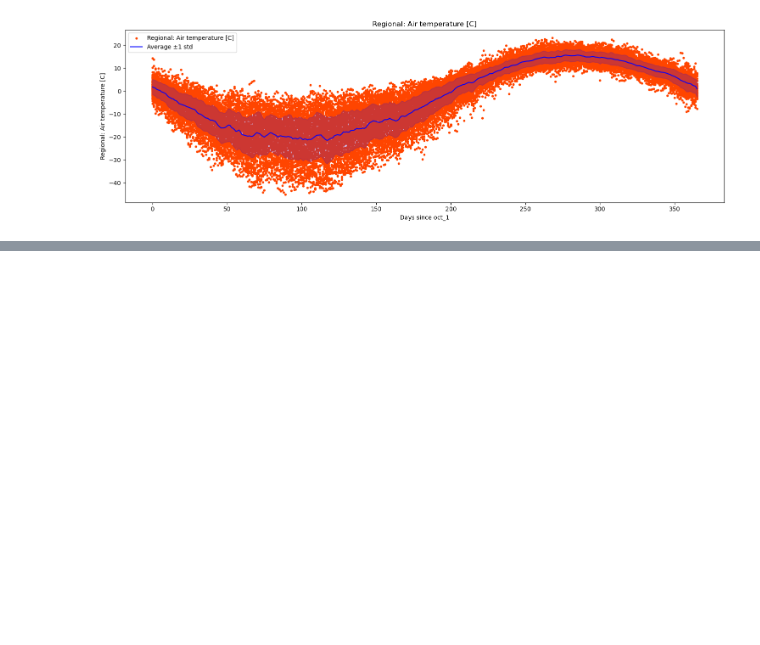
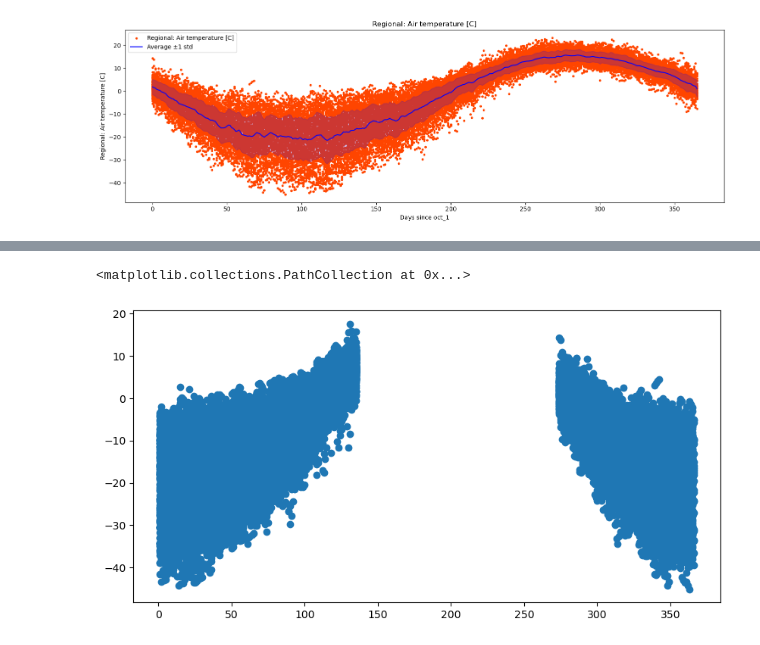
Before and after one commit to iceclassic/mude, a Jupyter notebook: book/Part_1/numerical_model.ipynb, the cells around one changed output, grey strips where cells are left out. Cells and saved outputs as stored; diff of their text form; code cells hidden in the pictures; blank space fills up the shorter version.

Commit message:
new examples in num_modelling, started ice thickness prediction from  temp , two approaches

```diff
--- a/book/Part_1/numerical_model.ipynb
+++ b/book/Part_1/numerical_model.ipynb
@@ -55,7 +55,7 @@ Data.index = pd.to_datetime(Data.index, format="%Y-%m-%d")
 
 
 
-Data=days_since_last_date(Data,date_or_dates='10/01',name='oct_1')
+Data=days_since_last_date(Data,date_or_dates='10/1',name='oct_1')
 seasonal_trends(Data,k=1,plot_mean_std=True,columns_to_plot=['Regional: Air temperature [C]'],xaxis='oct_1')
 # %% [output]
 [figure]
@@ -86,0 +93,10 @@ seasonal_trends(Data,k=1,plot_mean_std=True,columns_to_plot=['Regional: Air temp
+# %%
+filtered_1 = Data[Data['oct_1'] < 227]
+
+# lest double check wiht a very quick plot
+plt.figure(figsize=(10,5))
+plt.scatter(filtered_1['Days since start of year'],filtered_1['Regional: Air temperature [C]'])
+plt.title("Historic Temperatures"
+# %% [output]
+<matplotlib.collections.PathCollection at 0x...>
+[figure, added]
```
Also changed, not shown: parts of 10 cells of this notebook, 2 other files.
